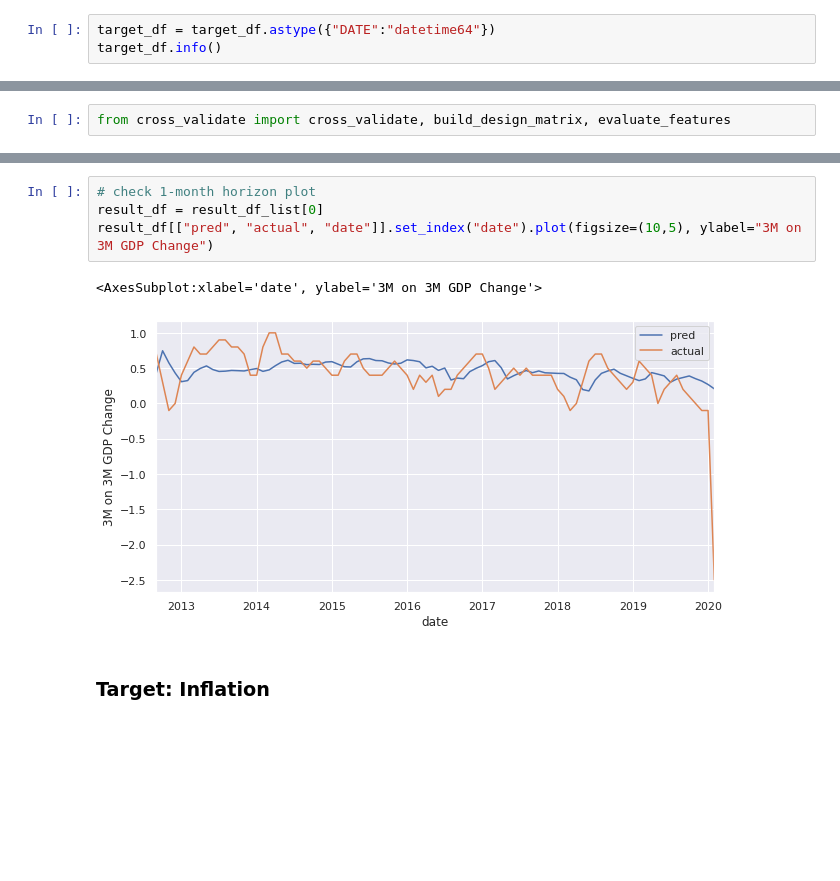
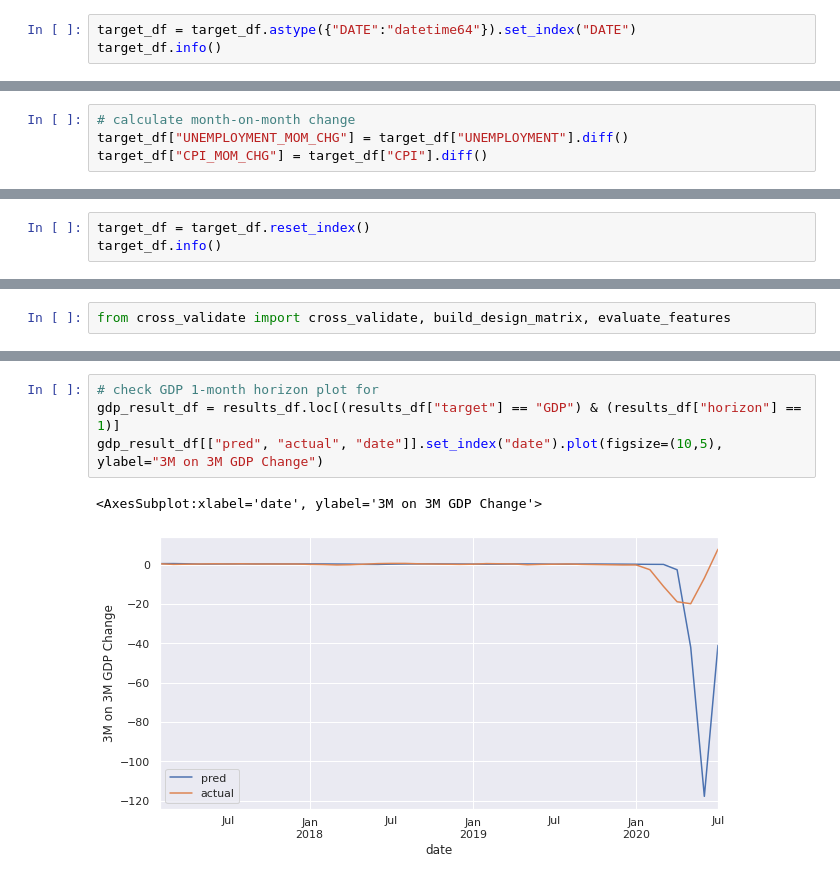
Before and after one commit to waijean/nlp_economics, a Jupyter notebook: gdp_forecast/baseline.ipynb, the cells around one changed output, grey strips where cells are left out. Drawn from its saved outputs; the diff is of its cells as text; blank space fills up the shorter version.

```diff
--- a/gdp_forecast/baseline.ipynb
+++ b/gdp_forecast/baseline.ipynb
@@ -30,7 +30,7 @@ target_df.head()
 | 3 | 2009-04-01 | 86.0 | 7.6 | -1.1 |
 | 4 | 2009-05-01 | 86.4 | 7.8 | -1.0 |
 # %%
-target_df = target_df.astype({"DATE":"datetime64"})
+target_df = target_df.astype({"DATE":"datetime64"}).set_index("DATE")
 target_df.info()
 # %% [output]
 <class 'pandas.core.frame.DataFrame'>
@@ -46,0 +46,4 @@ memory usage: 4.5 KB
+# %%
+# calculate month-on-month change
+target_df["UNEMPLOYMENT_MOM_CHG"] = target_df["UNEMPLOYMENT"].diff()
+target_df["CPI_MOM_CHG"] = target_df["CPI"].diff()
@@ -46,0 +80,3 @@ memory usage: 4.5 KB
+# %%
+target_df = target_df.reset_index()
+target_df.info()
@@ -88,9 +162,7 @@ Average RMSE across different horizons: 0.410
 # %%
-# check 1-month horizon plot
-result_df = result_df_list[0]
-result_df[["pred", "actual", "date"]].set_index("date").plot(figsize=(10,5), ylabel="3M on 3M GDP Change")
+# check GDP 1-month horizon plot for
+gdp_result_df = results_df.loc[(results_df["target"] == "GDP") & (results_df["horizon"] == 1)]
+gdp_result_df[["pred", "actual", "date"]].set_index("date").plot(figsize=(10,5), ylabel="3M on 3M GDP Change")
 # %% [output]
 <AxesSubplot:xlabel='date', ylabel='3M on 3M GDP Change'>
-[figure, old version]
+[figure, new version]
-# %% [markdown]
-### Target: Inflation
```
Also changed, not shown: parts of 14 cells of this notebook, 4 other files.
